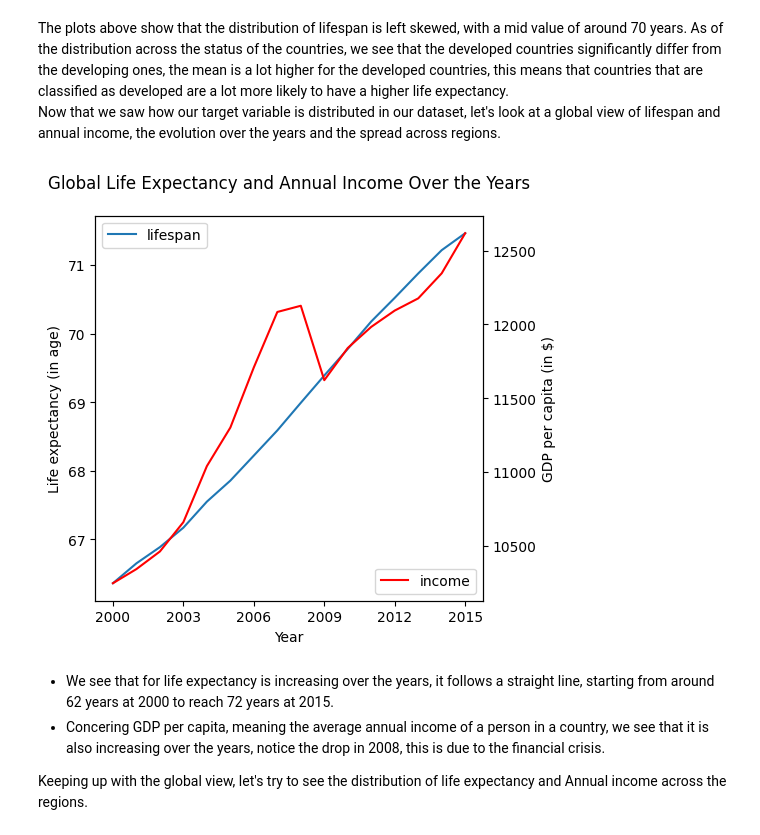
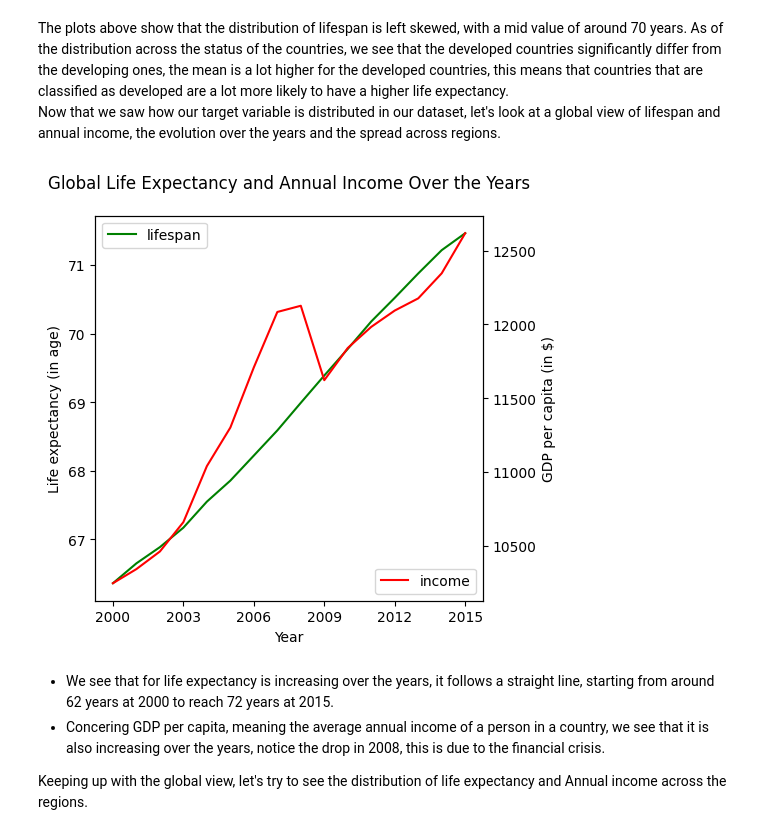
Before and after one commit to gurennnn/life-expectancy-estimation, a Jupyter notebook: notebooks/1_analysis.ipynb, the cells around one changed output. Saved outputs shown, nothing was run; the diff lists cells and outputs as text; code cells hidden in the pictures.

```diff
--- a/notebooks/1_analysis.ipynb
+++ b/notebooks/1_analysis.ipynb
@@ -63,10 +63,13 @@ df.columns = df.columns.str.lower()
 # %%
 # change some columns labels for simplicity
 df.rename(columns={
+    'under_five_deaths': 'kid_deaths',
     'adult_mortality': 'adult_deaths',
     'alcohol_consumption': 'alcohol',
     'gdp_per_capita': 'income',
     'life_expectancy': 'lifespan',
+    'thinness_ten_nineteen_years': 'thinness_teen',
+    'thinness_five_nine_years': 'thinness_kid',
 }, inplace=True)
 # %% [markdown]
 We see that the two columns economy_status_developed and economy_status_developing are redundant, let's create a new column called status, and drop the two others.
@@ -200,27 +200,27 @@ The plots above show that the distribution of lifespan is left skewed, with a mi
 Now that we saw how our target variable is distributed in our dataset, let's look at a global view of lifespan and annual income, the evolution over the years and the spread across regions.
 # %%
 # the global evolution of life expectancy and GDP per capita over the years
-df_year = df.groupby('year')
+temp_df = df.groupby('year')
 
 # initialize the figure
 fig, ax1 = plt.subplots()
 ax2 = ax1.twinx()
 
 # plot the lines
-ax1.plot(df_year['lifespan'].mean(), label='lifespan')
-ax2.plot(df_year['income'].mean(), color='red', label='income')
+ax1.plot(temp_df['lifespan'].mean(), color='green', label='lifespan')
+ax2.plot(temp_df['income'].mean(), color='red', label='income')
 
 # adjust the plot
 ax1.set_xticks([i for i in range(2000, 2016, 3)])
 ax1.set_xlabel('Year')
 ax1.set_ylabel('Life expectancy (in age)')
 ax1.legend(loc='upper left')
 ax2.set_ylabel('GDP per capita (in $)')
 ax2.legend(loc='lower right')
 plt.title('Global Life Expectancy and Annual Income Over the Years', y=1.05)
 plt.show()
 # %% [output]
-[figure, old version]
+[figure, new version]
 # %% [markdown]
 - We see that for life expectancy is increasing over the years, it follows a straight line, starting from around 62 years at 2000 to reach 72 years at 2015.
 - Concering GDP per capita, meaning the average annual income of a person in a country, we see that it is also increasing over the years, notice the drop in 2008, this is due to the financial crisis.
```
Also changed, not shown: parts of 13 cells of this notebook.
